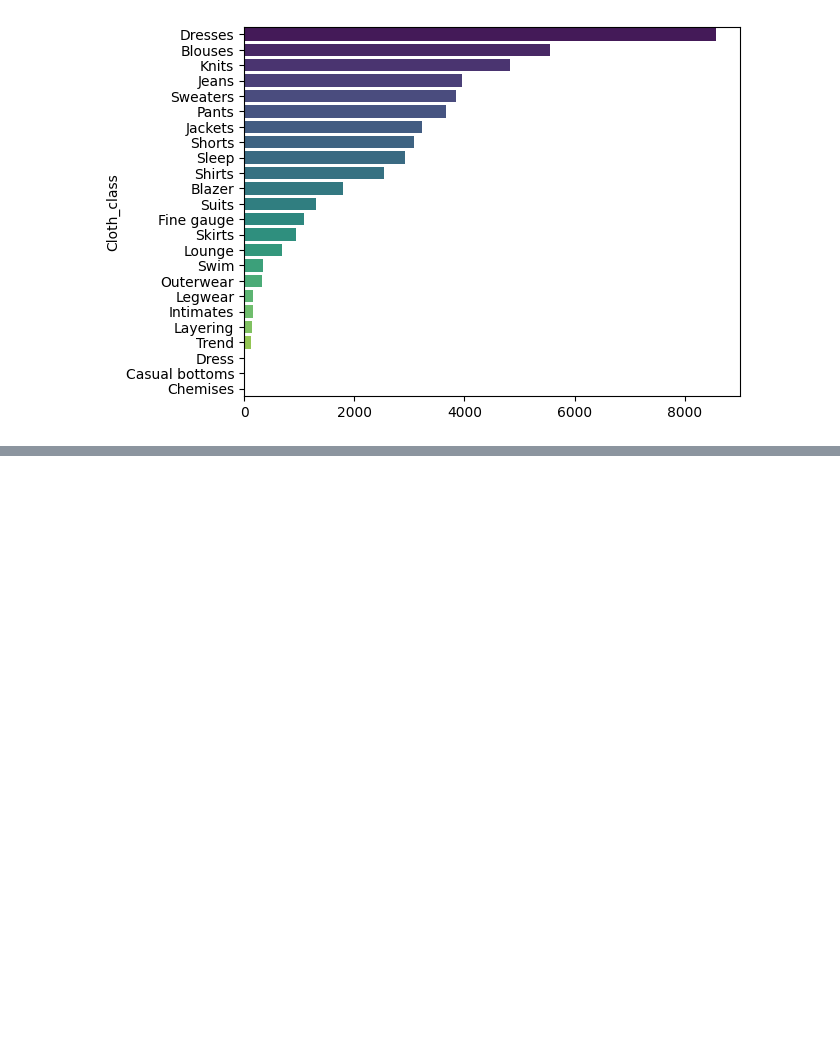
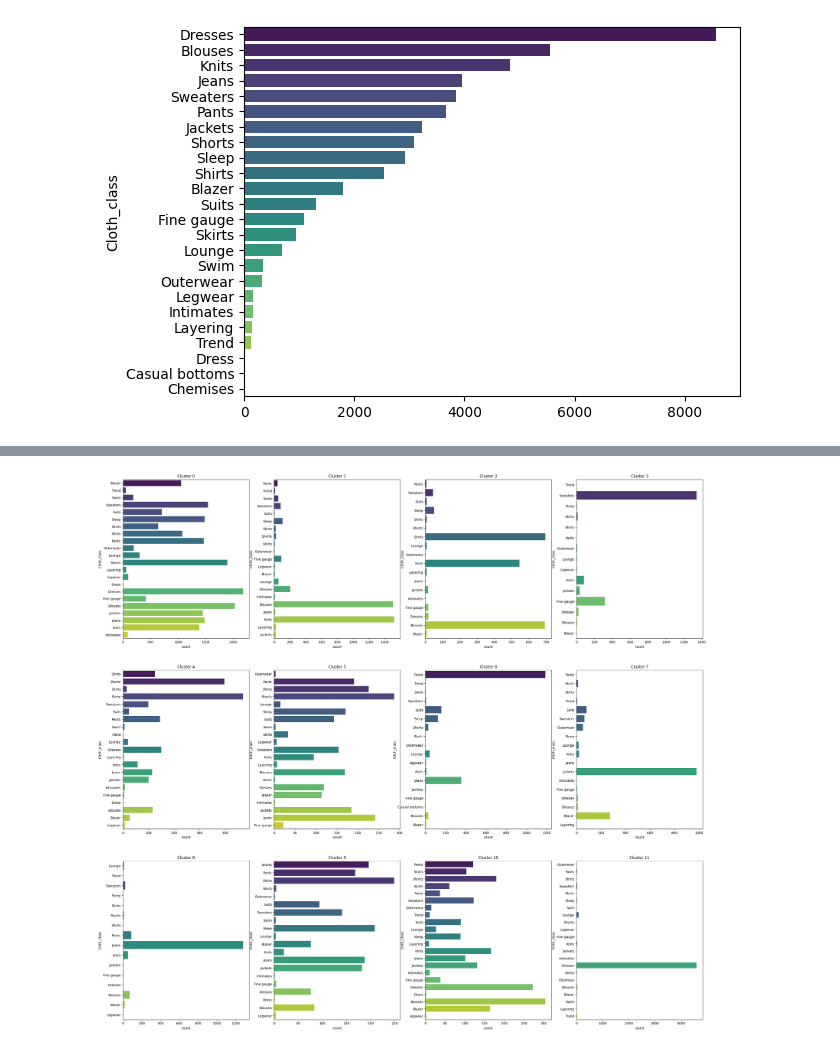
Before and after one commit to lucavribeiro/Inf1038, a Jupyter notebook: inf1038-nlp.ipynb, the cells around one changed output, grey strips where cells are left out. Drawn from its saved outputs; the diff is of its cells as text; code cells hidden in the pictures; blank space fills up the shorter version.

```diff
--- a/inf1038-nlp.ipynb
+++ b/inf1038-nlp.ipynb
@@ -137,0 +174,4 @@ ValueError: All arrays must be of the same length
+# %%
+cluster_cloth = pd.DataFrame(cluster_df.groupby(['cluster', 'Cloth_class'])[['cluster', 'Cloth_class']].value_counts()).reset_index().sort_values(by = 'Cloth_class')
+
+display(cluster_cloth)
@@ -137,0 +192,17 @@ ValueError: All arrays must be of the same length
+# %%
+fig, axes = plt.subplots(3, 4, figsize = (32, 30))
+
+for cluster in range(12):
+    df_cluster_n = cluster_cloth[cluster_cloth['cluster'] == cluster]
+
+    sns.barplot(
+                y = df_cluster_n['Cloth_class'],
+                x = df_cluster_n['count'],
+                orient = 'h',
+                ax = axes[cluster//4][cluster%4],
+                palette = 'viridis'
+               ).set_title(f"Cluster {cluster}")
+
+plt.show()
+# %% [output]
+[figure, added]
```
Also changed, not shown: parts of 15 cells of this notebook.
